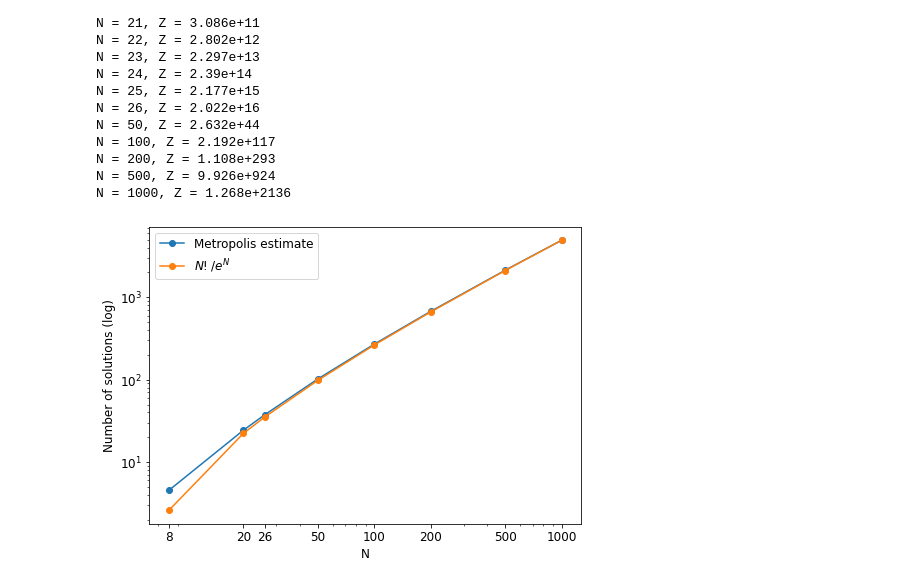
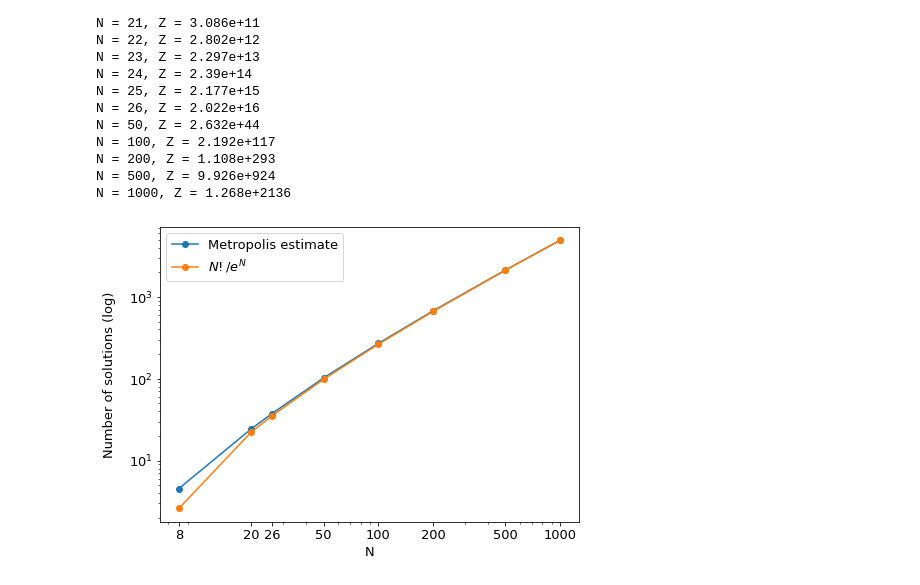
Before and after one commit to frasalvi/n_queens_mcmc, a Jupyter notebook: plots.ipynb, the cells around one changed output. Cells and saved outputs as stored; diff of their text form; code cells hidden in the pictures.

Commit message:
updated plots

```diff
--- a/plots.ipynb
+++ b/plots.ipynb
@@ -53,7 +53,7 @@ N_arr = [4, 10, 26, 50, 100, 200, 500, 1000, 2000, 5000]
 t_df = pd.read_csv("data/times.csv")
 iters_df = pd.read_csv("data/iters.csv")
 # %%
-plt.rcParams.update({"font.size": 12})
+plt.rcParams.update({"font.size": 13})
 plt.figure(figsize=(7, 5))
 sns.lineplot(x="N", y="time", data=t_df, marker="o")
 
@@ -70,5 +70,5 @@ plt.show()
 # %%
-plt.rcParams.update({"font.size": 12})
+plt.rcParams.update({"font.size": 13})
 plt.figure(figsize=(7, 5))
 sns.lineplot(x="N", y="iters", data=iters_df, marker="o")
 
@@ -161,24 +161,24 @@ N = 1000, Z = 1.268e+2136
 # %%
 N_arr_plot = N_arr[1:3] + N_arr[8:]
 Z_arr_plot = Z_arr[1:3] + Z_arr[8:]
 Z_ref_arr = list(map(lambda N: mp.log(mp.factorial(N) / mp.exp(N)), N_arr_plot))
 
-plt.rcParams.update({"font.size": 12})
+plt.rcParams.update({"font.size": 13})
 plt.figure(figsize=(7, 5))
 plt.plot(N_arr_plot, Z_arr_plot, "o-")
 plt.plot(N_arr_plot, Z_ref_arr, "o-")
 plt.xscale("log")
 plt.yscale("log")
 
 plt.legend(["Metropolis estimate", r"$N!/e^N$"])
 plt.xlabel("N")
-plt.ylabel("Number of solutions (log)")
+plt.ylabel("Number of solutions (log)", labelpad=13)
 plt.xticks(N_arr_plot, N_arr_plot)
 plt.tight_layout()
 plt.savefig("figures/solutions.pdf")
 plt.show()
 # %% [output]
-[figure, old version]
+[figure, new version]
 # %%
 # Plot log(Z_beta) vs beta
 for N in [1000, 26]:
```
Also changed, not shown: parts of 3 cells of this notebook, 5 other files.
